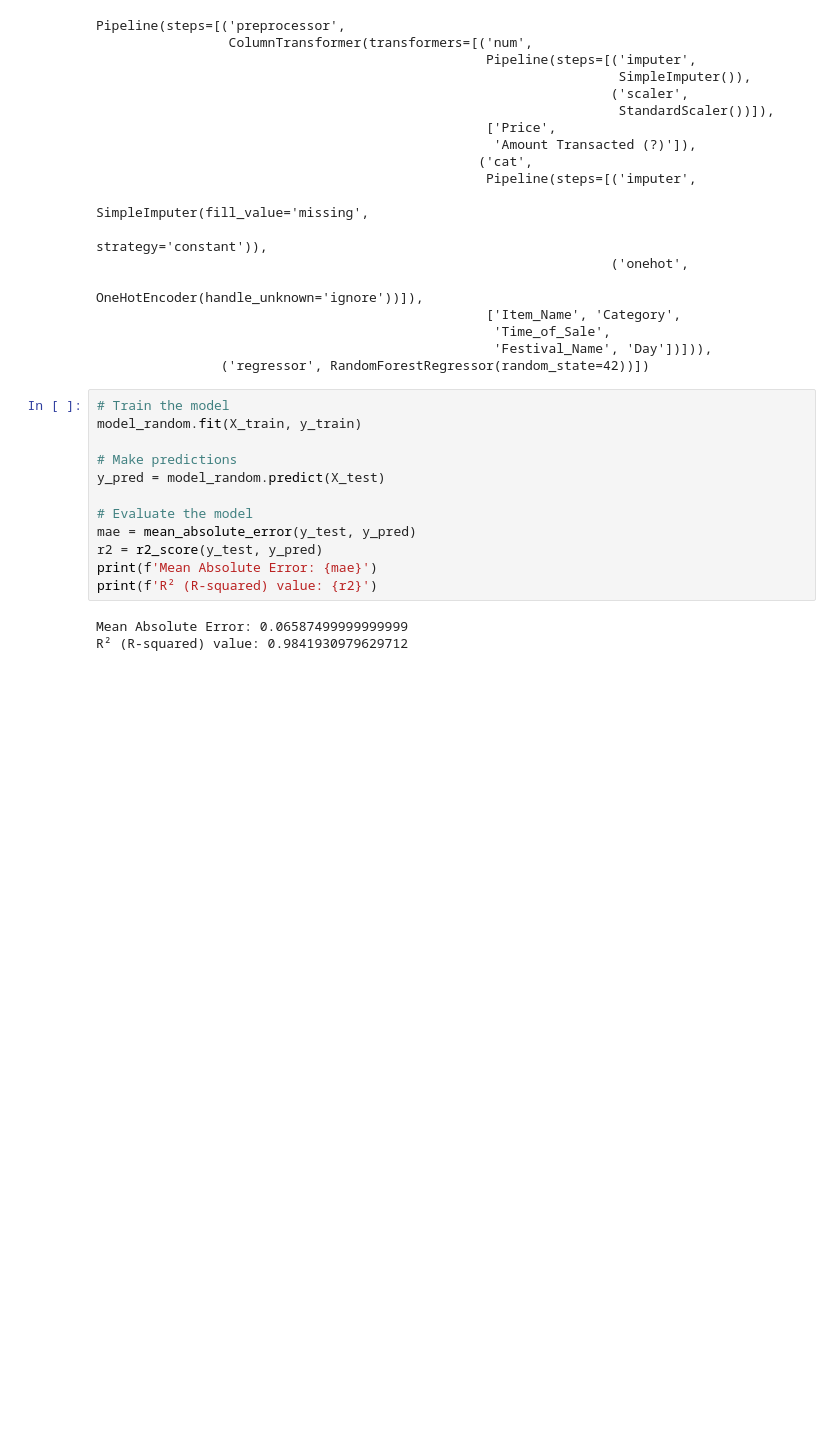
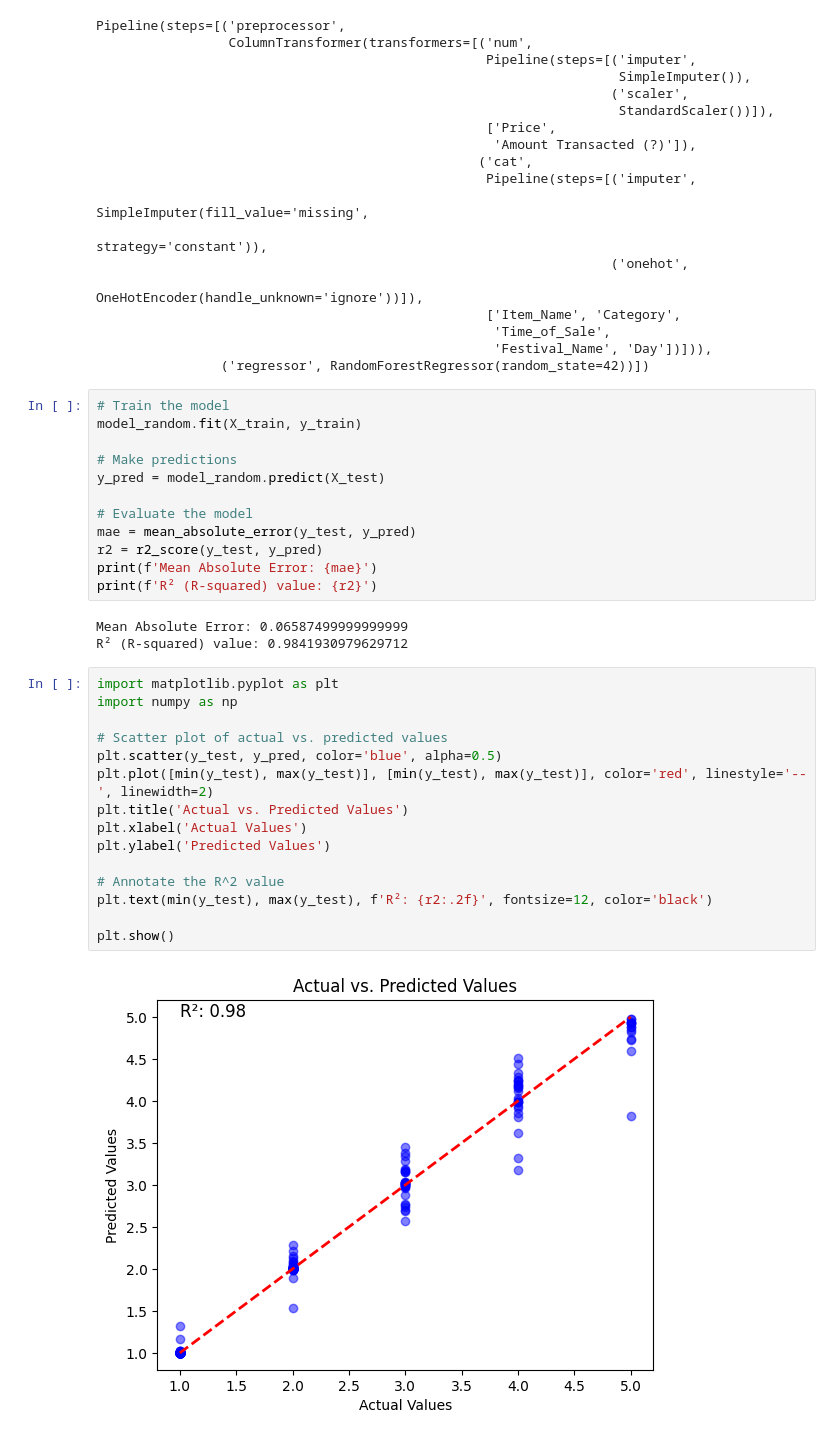
Before and after one commit to shrutibel27/BtechProject, a Jupyter notebook: notebook/Customer_Segmentaion_in_food.ipynb, the cells around one changed output. Saved outputs shown, nothing was run; the diff lists cells and outputs as text; blank space fills up the shorter version.

```diff
--- a/notebook/Customer_Segmentaion_in_food.ipynb
+++ b/notebook/Customer_Segmentaion_in_food.ipynb
@@ -395,3 +395,20 @@ print(f'R² (R-squared) value: {r2}')
 # %% [output]
 Mean Absolute Error: 0.06587499999999999
 R² (R-squared) value: 0.9841930979629712
+# %%
+import matplotlib.pyplot as plt
+import numpy as np
+
+# Scatter plot of actual vs. predicted values
+plt.scatter(y_test, y_pred, color='blue', alpha=0.5)
+plt.plot([min(y_test), max(y_test)], [min(y_test), max(y_test)], color='red', linestyle='--', linewidth=2)
+plt.title('Actual vs. Predicted Values')
+plt.xlabel('Actual Values')
+plt.ylabel('Predicted Values')
+
+# Annotate the R^2 value
+plt.text(min(y_test), max(y_test), f'R²: {r2:.2f}', fontsize=12, color='black')
+
+plt.show()
+# %% [output]
+[figure, added]
```
Also changed, not shown: parts of 3 cells of this notebook, 7 other files.
